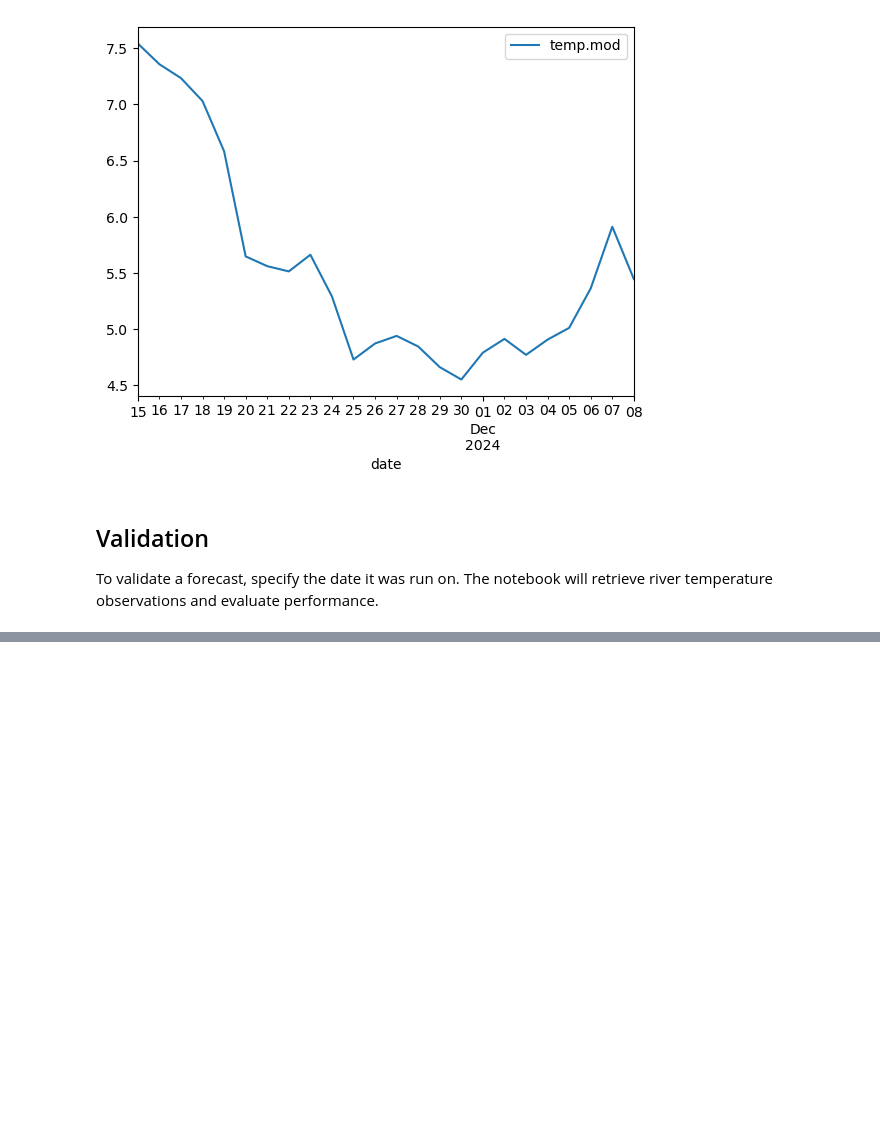
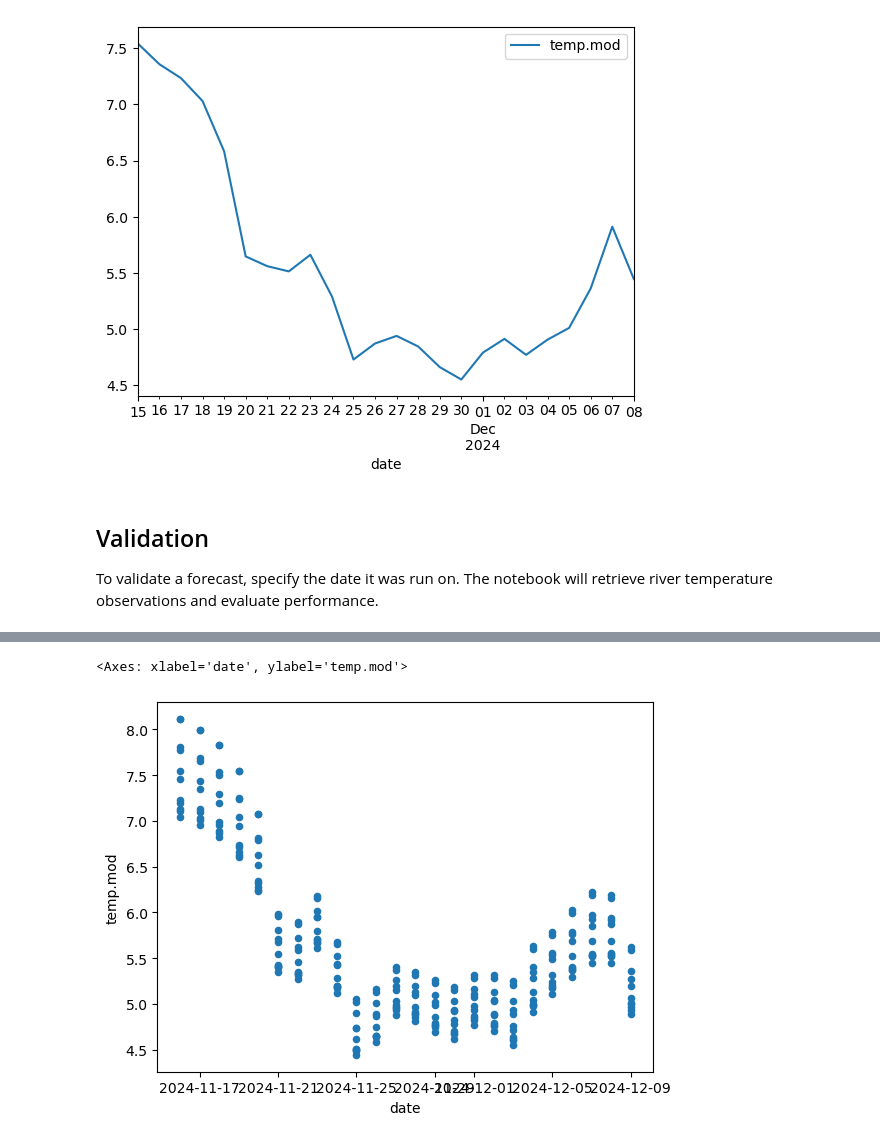
Before and after one commit to mines-ciroh/TempEst-NEWT, a Jupyter notebook: forecast.ipynb, the cells around one changed output, grey strips where cells are left out. Drawn from its saved outputs; the diff is of its cells as text; code cells hidden in the pictures; blank space fills up the shorter version.

```diff
--- a/forecast.ipynb
+++ b/forecast.ipynb
@@ -32,3 +76,15 @@ ERROR 1: PROJ: proj_create_from_database: Open of /u/wy/ch/dphilippus/.conda/env
+# %%
+# Run the forecast
+# The last day isn't actually used, so we'll add a blank row.  Only do this one.
+def run_forecast(fcst_input, newt, site):
+    today = datetime.date.today().strftime("%Y-%m-%d")
+    fcst_input = pd.concat([fcst_input, pd.DataFrame(fcst_input.iloc[22]).T]) if len(fcst_input) == 23 else fcst_input
+    fcst_input.index = range(len(fcst_input))
+    fcst_input.loc[23, "date"] = fcst_input["date"].iloc[-2] + np.timedelta64(1, 'D')
+    fcst_input["date"] = pd.to_datetime(fcst_input["date"])
+    forecast = newt.run_series(fcst_input)[["id", "lat", "lon", "date", "actemp", "anom", "temp.mod"]]
+    forecast.to_csv(f"site_cache/forecast_{fix_sitename(site)}_{today}.csv", index=False)
+    return forecast
 # %% [markdown]
 # Pour Point Forecast
 
@@ -122,0 +182,13 @@ To validate a forecast, specify the date it was run on.  The notebook will retri
+# %%
+start = time()
+forecast_list = [
+    run_forecast(
+        forecast_inputs(f"{x}:{y}"),
+        prepare_model(f"{x}:{y}"),
+        f"{x}:{y}"
+    )
+    for (x, y) in clist
+]
+forecast = pd.concat(forecast_list)
+runtime = (time() - start) / 60
+print(f"Took {runtime:.2f} minutes")
@@ -122,0 +203,5 @@ To validate a forecast, specify the date it was run on.  The notebook will retri
+# %%
+forecast.plot.scatter(x="date", y="temp.mod")
+# %% [output]
+<Axes: xlabel='date', ylabel='temp.mod'>
+[figure, added]
```
Also changed, not shown: parts of 25 cells of this notebook, 1 other file.
